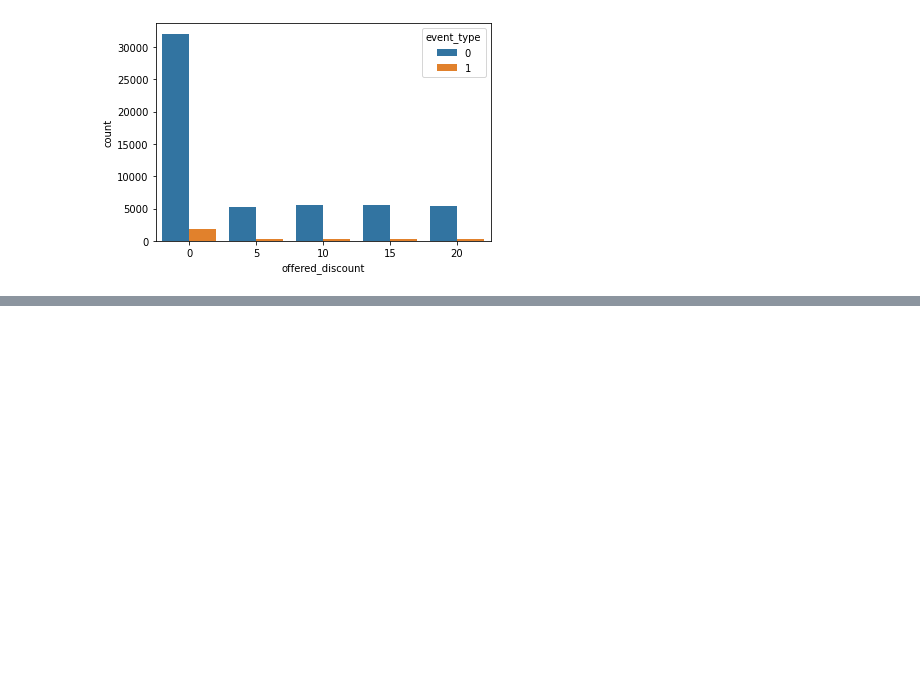
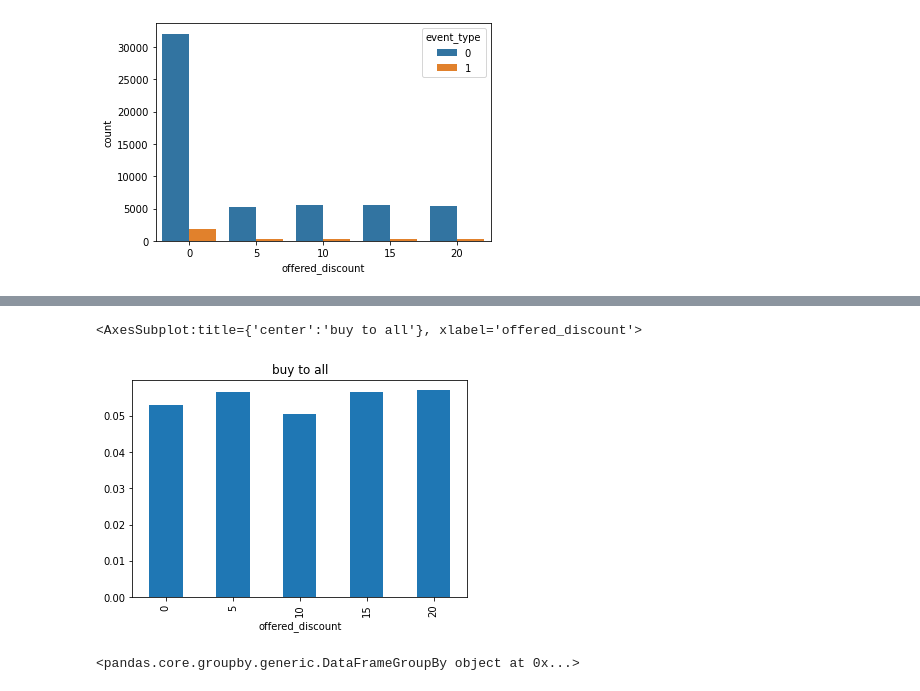
Before and after one commit to tiskus333/AI_discount_predicition, a Jupyter notebook: data_analysis.ipynb, the cells around one changed output, grey strips where cells are left out. Saved outputs shown, nothing was run; the diff lists cells and outputs as text; code cells hidden in the pictures; blank space fills up the shorter version.

```diff
--- a/data_analysis.ipynb
+++ b/data_analysis.ipynb
@@ -80,0 +93,3 @@ sns.heatmap(data[valuable_data].corr(),annot = True)
+# %%
+d1 = data[data.event_type == 1].groupby(['offered_discount']).count()['event_type']
+d1
@@ -80,0 +104,3 @@ sns.heatmap(data[valuable_data].corr(),annot = True)
+# %%
+d2 = data.groupby(['offered_discount']).count()['event_type']
+d2
@@ -80,0 +115,3 @@ sns.heatmap(data[valuable_data].corr(),annot = True)
+# %%
+d3 = d1/d2
+d3
@@ -80,0 +126,10 @@ sns.heatmap(data[valuable_data].corr(),annot = True)
+# %%
+d3.plot(kind='bar',title='buy to all')
+# %% [output]
+<AxesSubplot:title={'center':'buy to all'}, xlabel='offered_discount'>
+[figure, added]
+# %%
+d4 = data[data.event_type == 1].groupby(['product_id'])
+d4
+# %% [output]
+<pandas.core.groupby.generic.DataFrameGroupBy object at 0x...>
```
Also changed, not shown: parts of 11 cells of this notebook.
